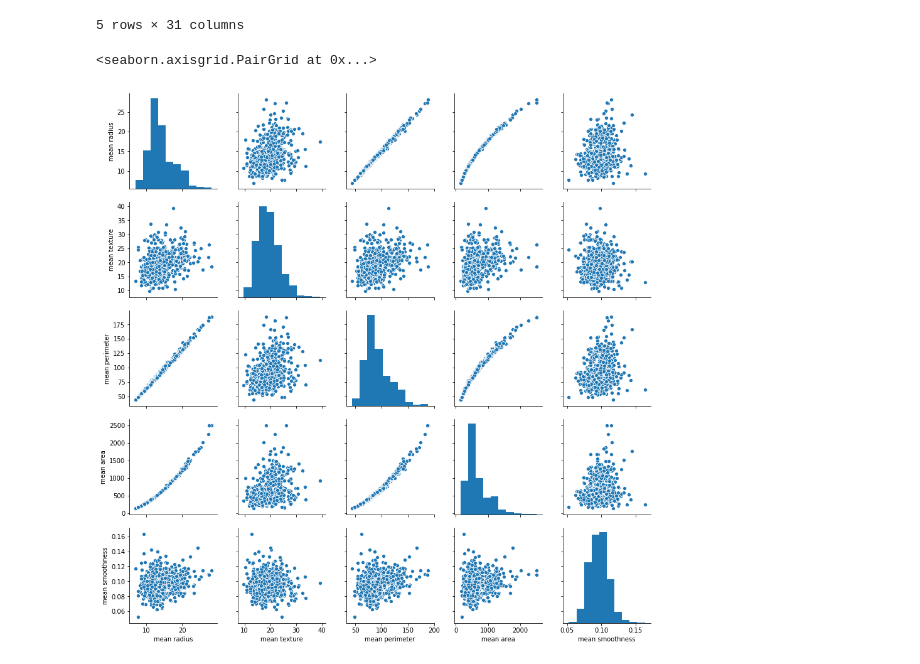
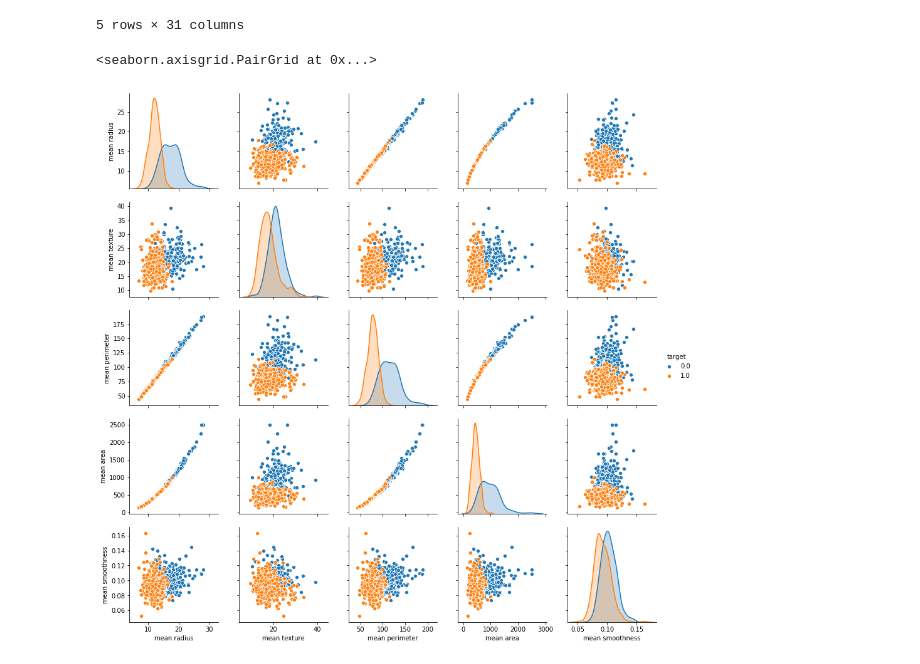
Before and after one commit to themavencoder/breast-cancer-classification, a Jupyter notebook: classifier.ipynb, the cells around one changed output. Drawn from its saved outputs; the diff is of its cells as text; code cells hidden in the pictures.

Commit message:
Improved visualization

```diff
--- a/classifier.ipynb
+++ b/classifier.ipynb
@@ -111,7 +111,7 @@ df_cancer.head()
 # %%
 #Visualization of the Data
 
-sns.pairplot(df_cancer, vars = ['mean radius', 'mean texture', 'mean perimeter', 'mean area', 'mean smoothness'])
+sns.pairplot(df_cancer, hue = "target",vars = ['mean radius', 'mean texture', 'mean perimeter', 'mean area', 'mean smoothness'])
 # %% [output]
 <seaborn.axisgrid.PairGrid at 0x...>
-[figure, old version]
+[figure, new version]
```
